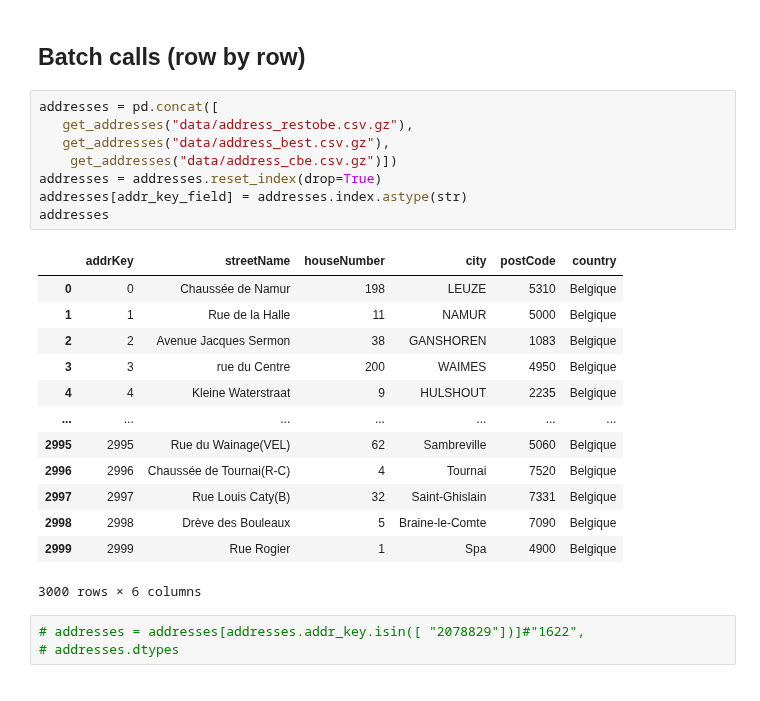
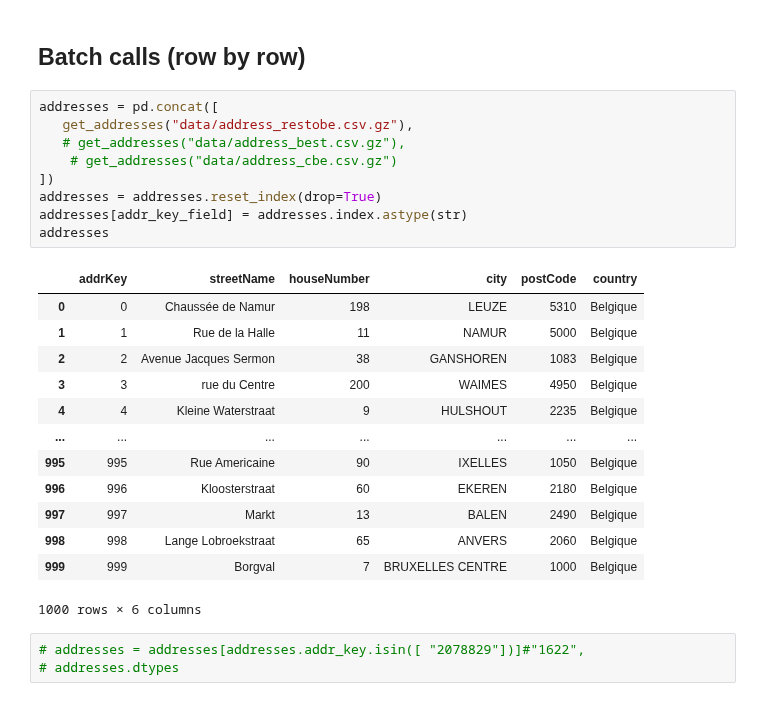
Before and after one commit to SmalsResearch/NominatimWrapper, a Jupyter notebook: AddressCleanserREST_test.ipynb, the cells around one changed output. Drawn from its saved outputs; the diff is of its cells as text.

```diff
--- a/AddressCleanserREST_test.ipynb
+++ b/AddressCleanserREST_test.ipynb
@@ -247,25 +247,26 @@ res
 # %%
 addresses = pd.concat([
    get_addresses("data/address_restobe.csv.gz"),
-   get_addresses("data/address_best.csv.gz"),
-    get_addresses("data/address_cbe.csv.gz")])
+   # get_addresses("data/address_best.csv.gz"),
+    # get_addresses("data/address_cbe.csv.gz")
+])
 addresses = addresses.reset_index(drop=True)
 addresses[addr_key_field] = addresses.index.astype(str)
 addresses
 # %% [output]
 |  | addrKey | streetName | houseNumber | city | postCode | country |
 | 0 | 0 | Chaussée de Namur | 198 | LEUZE | 5310 | Belgique |
 | 1 | 1 | Rue de la Halle | 11 | NAMUR | 5000 | Belgique |
 | 2 | 2 | Avenue Jacques Sermon | 38 | GANSHOREN | 1083 | Belgique |
 | 3 | 3 | rue du Centre | 200 | WAIMES | 4950 | Belgique |
 | 4 | 4 | Kleine Waterstraat | 9 | HULSHOUT | 2235 | Belgique |
 | ... | ... | ... | ... | ... | ... | ... |
-| 2995 | 2995 | Rue du Wainage(VEL) | 62 | Sambreville | 5060 | Belgique |
-| 2996 | 2996 | Chaussée de Tournai(R-C) | 4 | Tournai | 7520 | Belgique |
-| 2997 | 2997 | Rue Louis Caty(B) | 32 | Saint-Ghislain | 7331 | Belgique |
-| 2998 | 2998 | Drève des Bouleaux | 5 | Braine-le-Comte | 7090 | Belgique |
-| 2999 | 2999 | Rue Rogier | 1 | Spa | 4900 | Belgique |
+| 995 | 995 | Rue Americaine | 90 | IXELLES | 1050 | Belgique |
+| 996 | 996 | Kloosterstraat | 60 | EKEREN | 2180 | Belgique |
+| 997 | 997 | Markt | 13 | BALEN | 2490 | Belgique |
+| 998 | 998 | Lange Lobroekstraat | 65 | ANVERS | 2060 | Belgique |
+| 999 | 999 | Borgval | 7 | BRUXELLES CENTRE | 1000 | Belgique |
-3000 rows × 6 columns
+1000 rows × 6 columns
 # %%
 # addresses = addresses[addresses.addr_key.isin([ "2078829"])]#"1622",
 # addresses.dtypes
```
Also changed, not shown: parts of 66 cells of this notebook, 4 other files.
